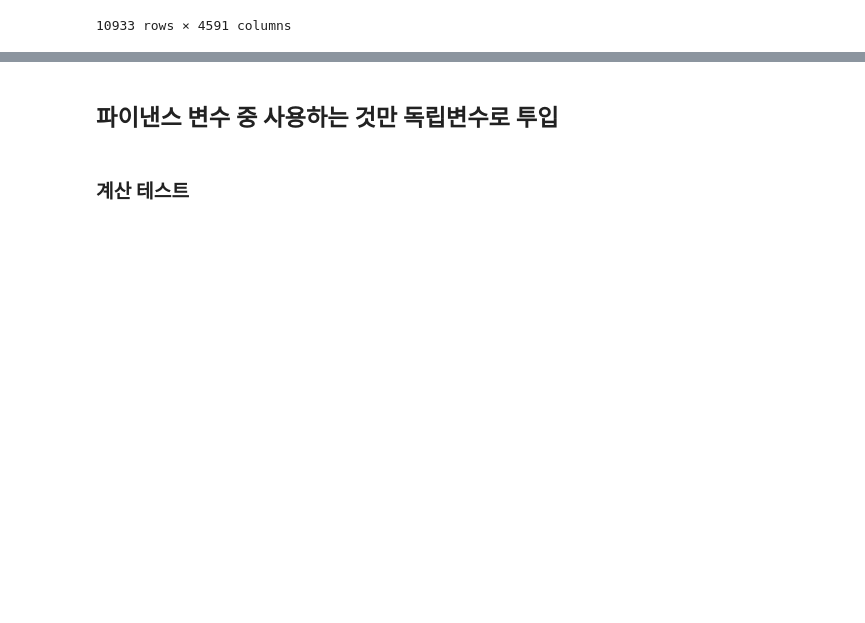
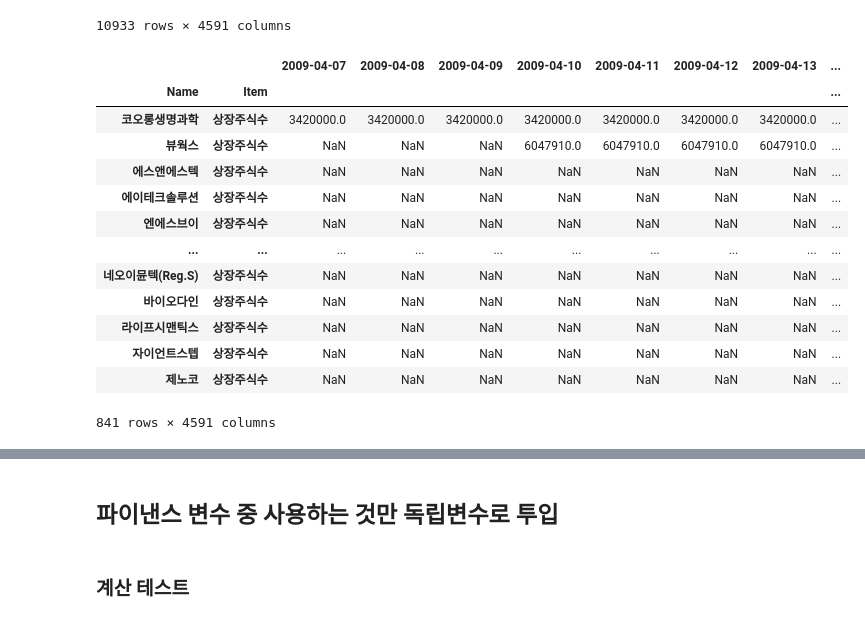
Before and after one commit to BigDataIPO/IPO, a Jupyter notebook: IPO/Processing_js.ipynb, the cells around one changed output, grey strips where cells are left out. Drawn from its saved outputs; the diff is of its cells as text; code cells hidden in the pictures; blank space fills up the shorter version.

```diff
--- a/IPO/Processing_js.ipynb
+++ b/IPO/Processing_js.ipynb
@@ -9,6 +9,9 @@ ipo_kq = pd.read_csv("d:/공모전/IPO/IPO/Data/KQ_IPO.csv")
 trading_kq = pd.read_csv("d:/공모전/DATA/KQ_Trading.csv")
 finance_kq = pd.read_csv("d:/공모전/IPO/IPO/Data/KQ_Finance.csv")
 market_kq = pd.read_csv("d:/공모전/IPO/IPO/Data/KQ_Market.csv")
+# %%
+stock_kq = pd.read_csv("d:/공모전/DATA/상장주식수.csv",thousands=',')
+stock = stock_kq.copy()
 # %%
 ## 복사본 생성
 ipo = ipo_kq.copy()
@@ -112,6 +115,8 @@ def FeatureDf_processing(FeatureDf):
 
     return FeatureDf
 trading = FeatureDf_processing(trading)
+# %%
+stock = FeatureDf_processing(stock)
 # %%
 trading
 # %% [output]
@@ -129,3 +134,20 @@ trading
 |  | PBR | NaN | NaN | NaN | NaN | NaN | NaN | NaN | ... |
 |  | EV/EBITDA | NaN | NaN | NaN | NaN | NaN | NaN | NaN | ... |
 10933 rows × 4591 columns
+# %%
+stock
+# %% [output]
+|  |  | 2009-04-07 | 2009-04-08 | 2009-04-09 | 2009-04-10 | 2009-04-11 | 2009-04-12 | 2009-04-13 | ... |
+| Name | Item |  |  |  |  |  |  |  | ... |
+| 코오롱생명과학 | 상장주식수 | 3420000.0 | 3420000.0 | 3420000.0 | 3420000.0 | 3420000.0 | 3420000.0 | 3420000.0 | ... |
+| 뷰웍스 | 상장주식수 | NaN | NaN | NaN | 6047910.0 | 6047910.0 | 6047910.0 | 6047910.0 | ... |
+| 에스앤에스텍 | 상장주식수 | NaN | NaN | NaN | NaN | NaN | NaN | NaN | ... |
+| 에이테크솔루션 | 상장주식수 | NaN | NaN | NaN | NaN | NaN | NaN | NaN | ... |
+| 엔에스브이 | 상장주식수 | NaN | NaN | NaN | NaN | NaN | NaN | NaN | ... |
+| ... | ... | ... | ... | ... | ... | ... | ... | ... | ... |
+| 네오이뮨텍(Reg.S) | 상장주식수 | NaN | NaN | NaN | NaN | NaN | NaN | NaN | ... |
+| 바이오다인 | 상장주식수 | NaN | NaN | NaN | NaN | NaN | NaN | NaN | ... |
+| 라이프시맨틱스 | 상장주식수 | NaN | NaN | NaN | NaN | NaN | NaN | NaN | ... |
+| 자이언트스텝 | 상장주식수 | NaN | NaN | NaN | NaN | NaN | NaN | NaN | ... |
+| 제노코 | 상장주식수 | NaN | NaN | NaN | NaN | NaN | NaN | NaN | ... |
+841 rows × 4591 columns
```
Also changed, not shown: parts of 60 cells of this notebook, 4 other files.
